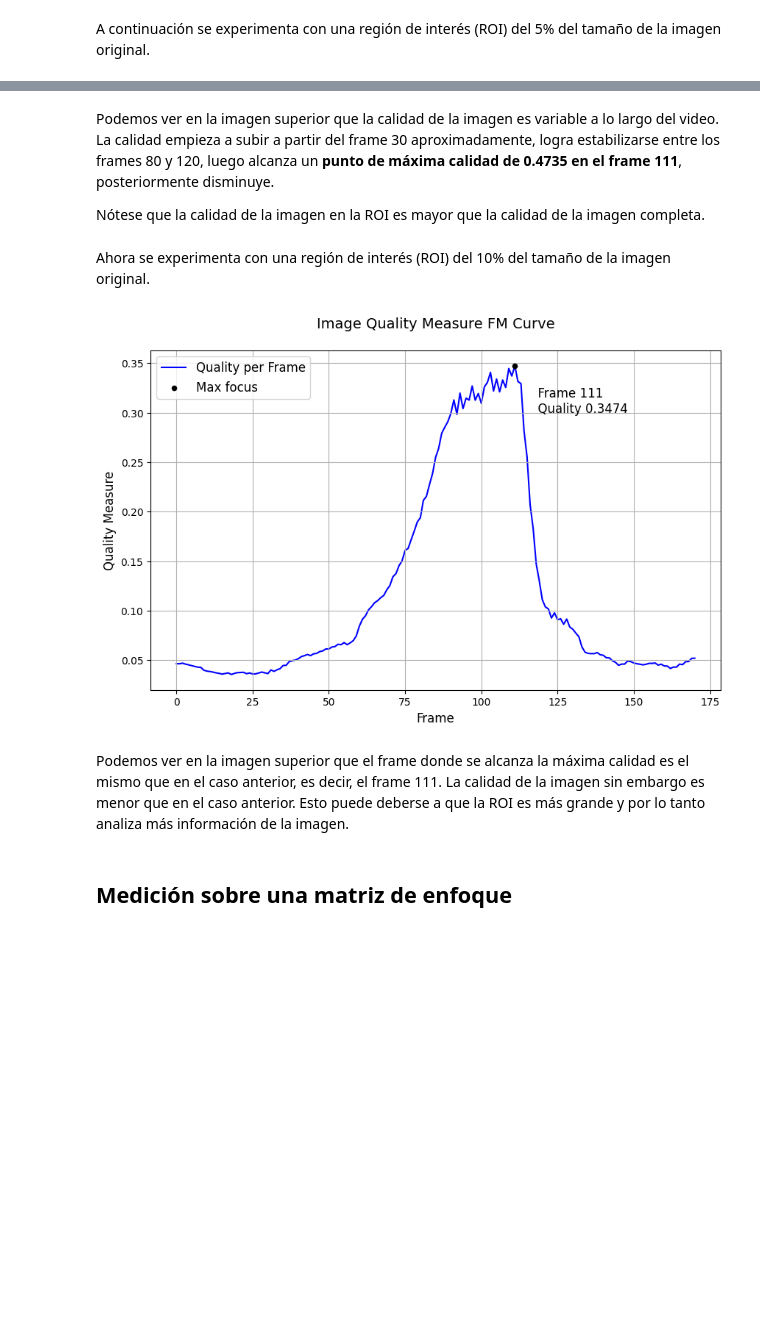
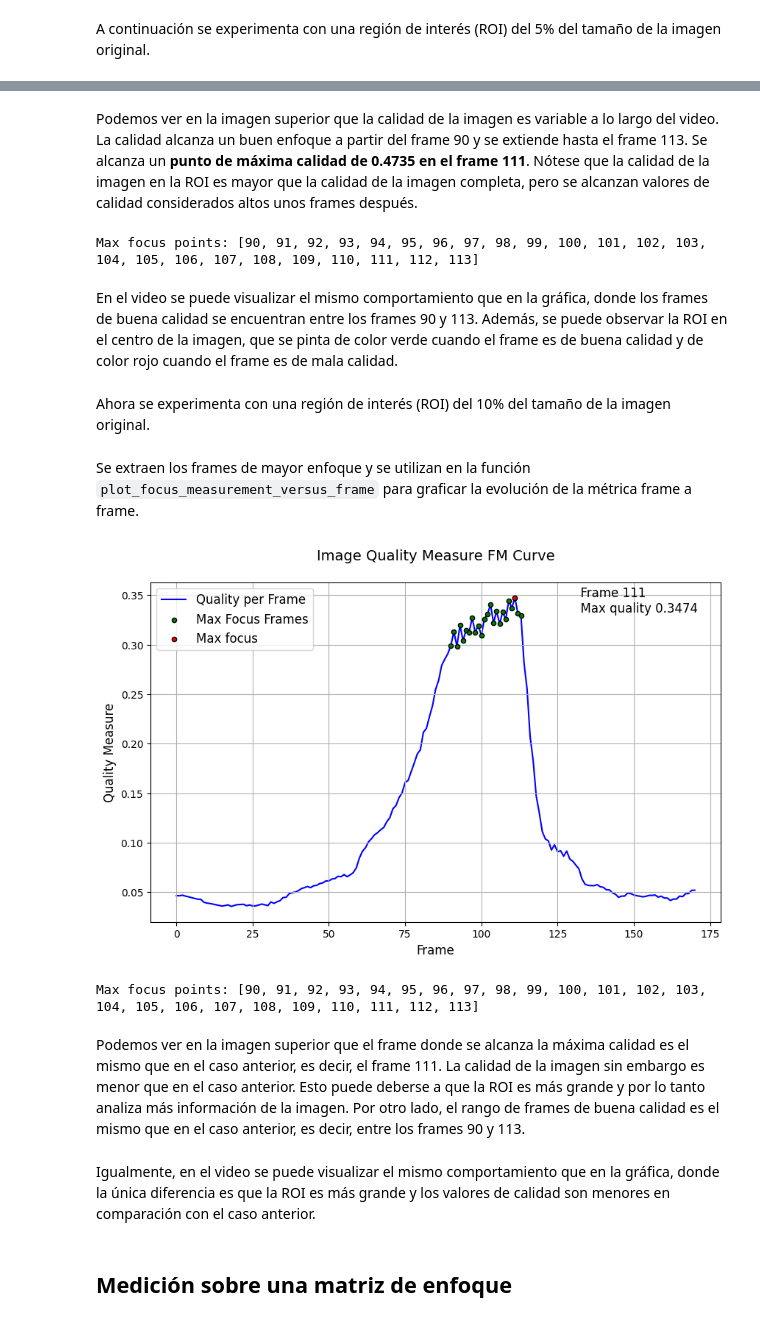
Before and after one commit to ChristianConchari/tp2_vpc1, a Jupyter notebook: solution_notebook.ipynb, the cells around one changed output, grey strips where cells are left out. Saved outputs shown, nothing was run; the diff lists cells and outputs as text; code cells hidden in the pictures; blank space fills up the shorter version.

```diff
--- a/solution_notebook.ipynb
+++ b/solution_notebook.ipynb
@@ -97,4 +68,6 @@ plt.show()
 # %% [markdown]
-Podemos ver en la imagen superior que la calidad de la imagen es variable a lo largo del video. La calidad empieza a subir a partir del frame 30 aproximadamente, logra estabilizarse entre los frames 80 y 120, luego alcanza un **punto de máxima calidad de 0.4735 en el frame 111**, posteriormente disminuye.
-
-Nótese que la calidad de la imagen en la ROI es mayor que la calidad de la imagen completa.
+Podemos ver en la imagen superior que la calidad de la imagen es variable a lo largo del video. La calidad alcanza un buen enfoque a partir del frame 90 y se extiende hasta el frame 113. Se alcanza un **punto de máxima calidad de 0.4735 en el frame 111**. Nótese que la calidad de la imagen en la ROI es mayor que la calidad de la imagen completa, pero se alcanzan valores de calidad considerados altos unos frames después.
+# %%
+print('Max focus points:', max_focus_frames)
+# %% [output]
+Max focus points: [90, 91, 92, 93, 94, 95, 96, 97, 98, 99, 100, 101, 102, 103, 104, 105, 106, 107, 108, 109, 110, 111, 112, 113]
@@ -101,2 +81,4 @@ Nótese que la calidad de la imagen en la ROI es mayor que la calidad de la imag
+# %% [markdown]
+En el video se puede visualizar el mismo comportamiento que en la gráfica, donde los frames de buena calidad se encuentran entre los frames 90 y 113. Además, se puede observar la ROI en el centro de la imagen, que se pinta de color verde cuando el frame es de buena calidad y de color rojo cuando el frame es de mala calidad.
 # %% [markdown]
 Ahora se experimenta con una región de interés (ROI) del 10% del tamaño de la imagen original.
@@ -107,32 +85,20 @@ quality_measurements_roi = calculate_video_quality(video_path, roi_percentage=ro
-# %%
-# Find the max focus value and its index
-max_focus_index = quality_measurements_roi.index(max(quality_measurements_roi))
-max_focus_value = round(max(quality_measurements_roi), 4)
-
-# Create a figure
-plt.figure(figsize=(10, 6))
-
-# Plot the quality measure curve
-plt.plot(quality_measurements_roi, label='Quality per Frame', color='blue', zorder=1)
-
-# Highlight the max focus value
-plt.scatter(max_focus_index, max_focus_value, color='black', label='Max focus', zorder=5, edgecolors='black', s=20)
-plt.text(max_focus_index + 5, max_focus_value - 0.05, f'  Frame {max_focus_index}\n  Quality {max_focus_value}', verticalalignment='bottom', fontsize=12)
-
-# Add labels, title, and legend with increased font size
-plt.xlabel('Frame', fontsize=12)
-plt.ylabel('Quality Measure', fontsize=12)
-plt.title('Image Quality Measure FM Curve\n', fontsize=14)
-
-# Add grid lines
-plt.grid(True)
-
-# Add legend
-plt.legend(fontsize=12)
-
-# Show the plot
-plt.show()
-# %% [output]
-[figure, removed]
+# %%
+roi_percentage = 0.1
+
+quality_measurements_list, max_focus_points, max_focus_value = detect_max_focus_points(
+    video_path = video_path,
+    roi_percentage = roi_percentage
+)
+# %% [markdown]
+Se extraen los frames de mayor enfoque y se utilizan en la función `plot_focus_measurement_versus_frame` para graficar la evolución de la métrica frame a frame.
+# %%
+max_focus_frames = [value[0] for value in max_focus_points]
+plot_focus_measurement_versus_frame(quality_measurements_list, max_focus_frames, max_focus_value)
+# %% [output]
+[figure, added]
+# %%
+print('Max focus points:', max_focus_frames)
+# %% [output]
+Max focus points: [90, 91, 92, 93, 94, 95, 96, 97, 98, 99, 100, 101, 102, 103, 104, 105, 106, 107, 108, 109, 110, 111, 112, 113]
 # %% [markdown]
-Podemos ver en la imagen superior que el frame donde se alcanza la máxima calidad es el mismo que en el caso anterior, es decir, el frame 111. La calidad de la imagen sin embargo es menor que en el caso anterior. Esto puede deberse a que la ROI es más grande y por lo tanto analiza más información de la imagen.
+Podemos ver en la imagen superior que el frame donde se alcanza la máxima calidad es el mismo que en el caso anterior, es decir, el frame 111. La calidad de la imagen sin embargo es menor que en el caso anterior. Esto puede deberse a que la ROI es más grande y por lo tanto analiza más información de la imagen. Por otro lado, el rango de frames de buena calidad es el mismo que en el caso anterior, es decir, entre los frames 90 y 113.
@@ -139,3 +112,5 @@ Podemos ver en la imagen superior que el frame donde se alcanza la máxima calid
+# %% [markdown]
+Igualmente, en el video se puede visualizar el mismo comportamiento que en la gráfica, donde la única diferencia es que la ROI es más grande y los valores de calidad son menores en comparación con el caso anterior.
 # %% [markdown]
 ## Medición sobre una matriz de enfoque
 # %% [markdown]
```
Also changed, not shown: parts of 46 cells of this notebook.
